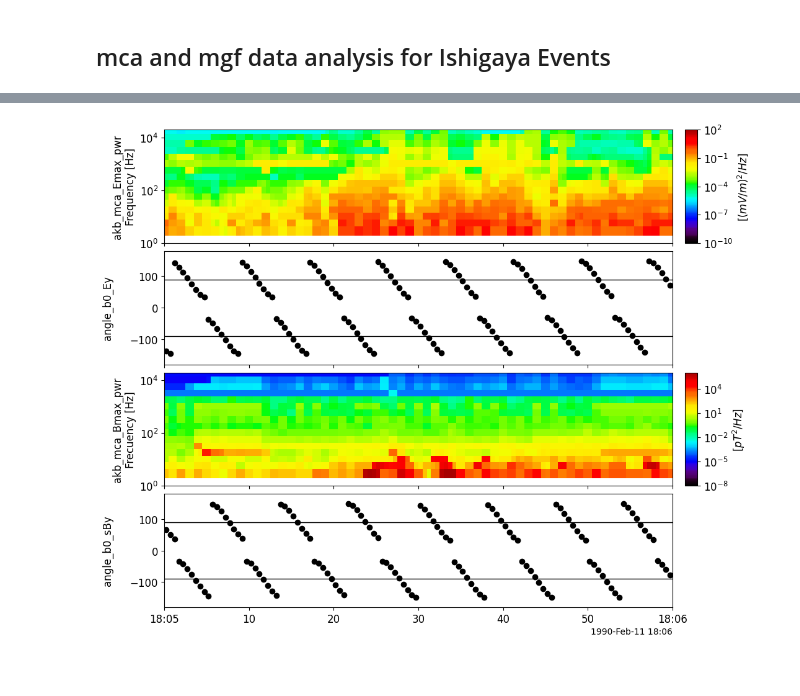
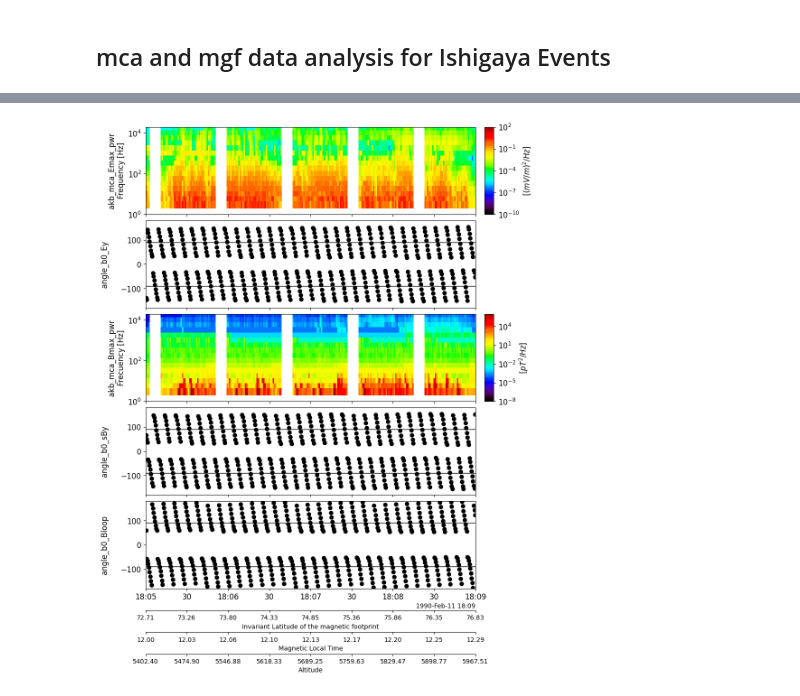
Before and after one commit to shuji-onosawa/akebono_analysis, a Jupyter notebook: src/ishigaya_extend.ipynb, the cells around one changed output, grey strips where cells are left out. Drawn from its saved outputs; the diff is of its cells as text; code cells hidden in the pictures; blank space fills up the shorter version.

```diff
--- a/src/ishigaya_extend.ipynb
+++ b/src/ishigaya_extend.ipynb
@@ -977,19 +1009,23 @@ pytplot.tplot_names()
 # %%
 angle_b0_Ey = ds['angle_b0_Ey']
 akb_mca_Emax = ds['akb_mca_Emax_pwr']
 angle_b0_sBy = ds['angle_b0_sBy']
+angle_b0_Bloop = ds['angle_b0_Bloop']
 akb_mca_Bmax = ds['akb_mca_Bmax_pwr']
 
 pytplot.store_data('angle_b0_Ey', data={'x':angle_b0_Ey['Epoch'].data, 'y':angle_b0_Ey.data})
 pytplot.store_data('angle_b0_sBy', data={'x':angle_b0_sBy['Epoch'].data, 'y':angle_b0_sBy.data})
+pytplot.store_data('angle_b0_Bloop', data={'x':angle_b0_Bloop['Epoch'].data, 'y':angle_b0_Bloop.data})
 
 pytplot.options('angle_b0_Ey', opt_dict={'yrange':[-180, 180], 'marker':'o', 'line_style':'none'})
 pytplot.options('angle_b0_sBy', opt_dict={'yrange':[-180, 180], 'marker':'o', 'line_style':'none'})
-pytplot.timebar([-90, 90], ['angle_b0_sBy', 'angle_b0_Ey'], databar=True)
-pytplot.tlimit(['1990-02-11 18:05:00', '1990-02-11 18:06:00'])
-pytplot.tplot(['akb_mca_Emax_pwr', 'angle_b0_Ey', 'akb_mca_Bmax_pwr', 'angle_b0_sBy'],
-              xsize=10, ysize=10)
+pytplot.options('angle_b0_Bloop', opt_dict={'yrange':[-180, 180], 'marker':'o', 'line_style':'none'})
+pytplot.timebar([-90, 90], ['angle_b0_sBy', 'angle_b0_Ey', 'angle_b0_Bloop'], databar=True)
+pytplot.tlimit(['1990-02-11 18:05:00', '1990-02-11 18:9:00'])
+pytplot.tplot(['akb_mca_Emax_pwr', 'angle_b0_Ey', 'akb_mca_Bmax_pwr', 'angle_b0_sBy', 'angle_b0_Bloop'],
+              var_label=['akb_orb_inv', 'akb_orb_MLT', 'akb_orb_ALT'],
+              xsize=10, ysize=14)
 # %% [output]
-[figure, old version]
+[figure, new version]
 # %%
 # datasetのある時間帯を指定
```
Also changed, not shown: parts of 24 cells of this notebook, 2 other files.
